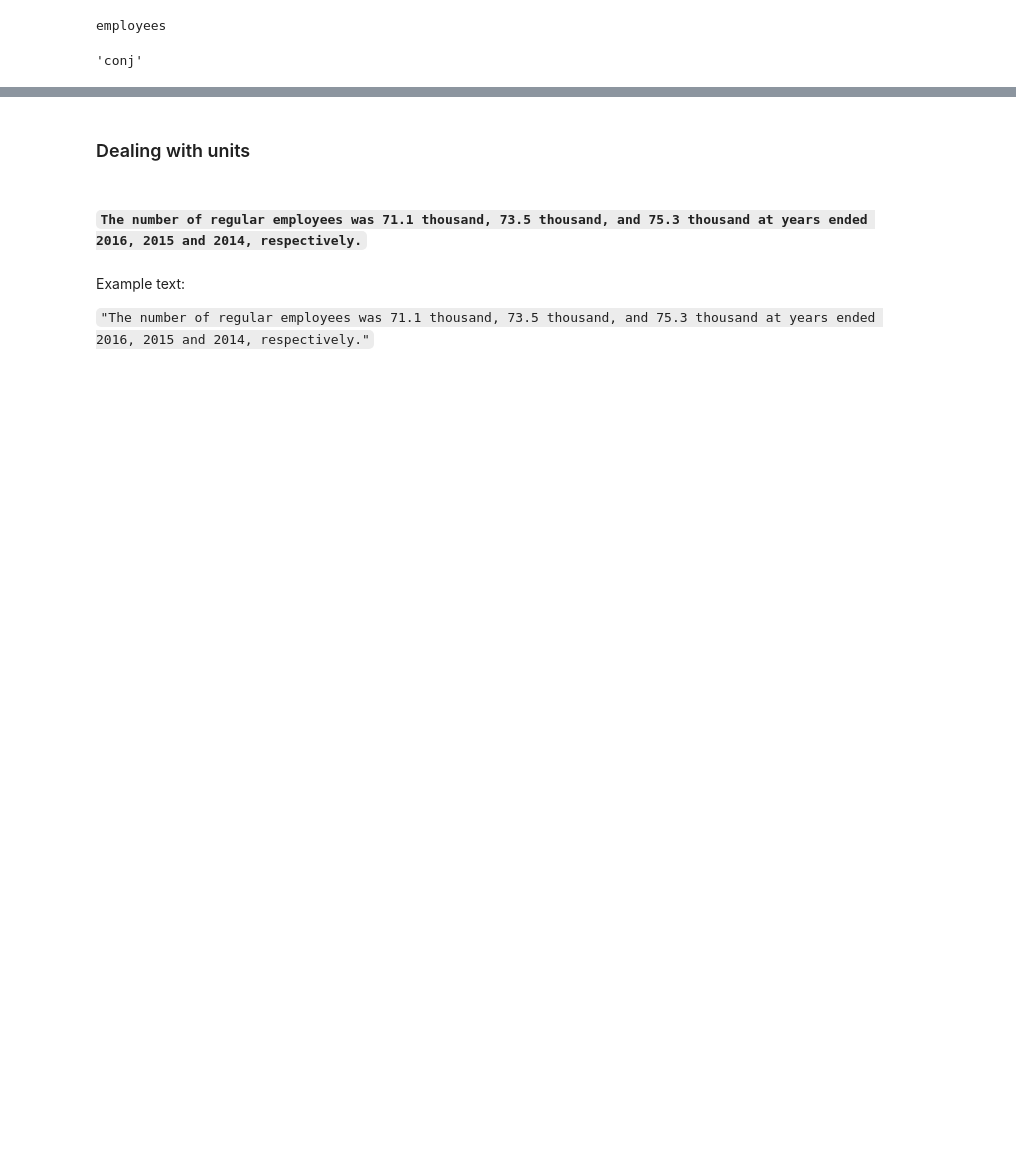
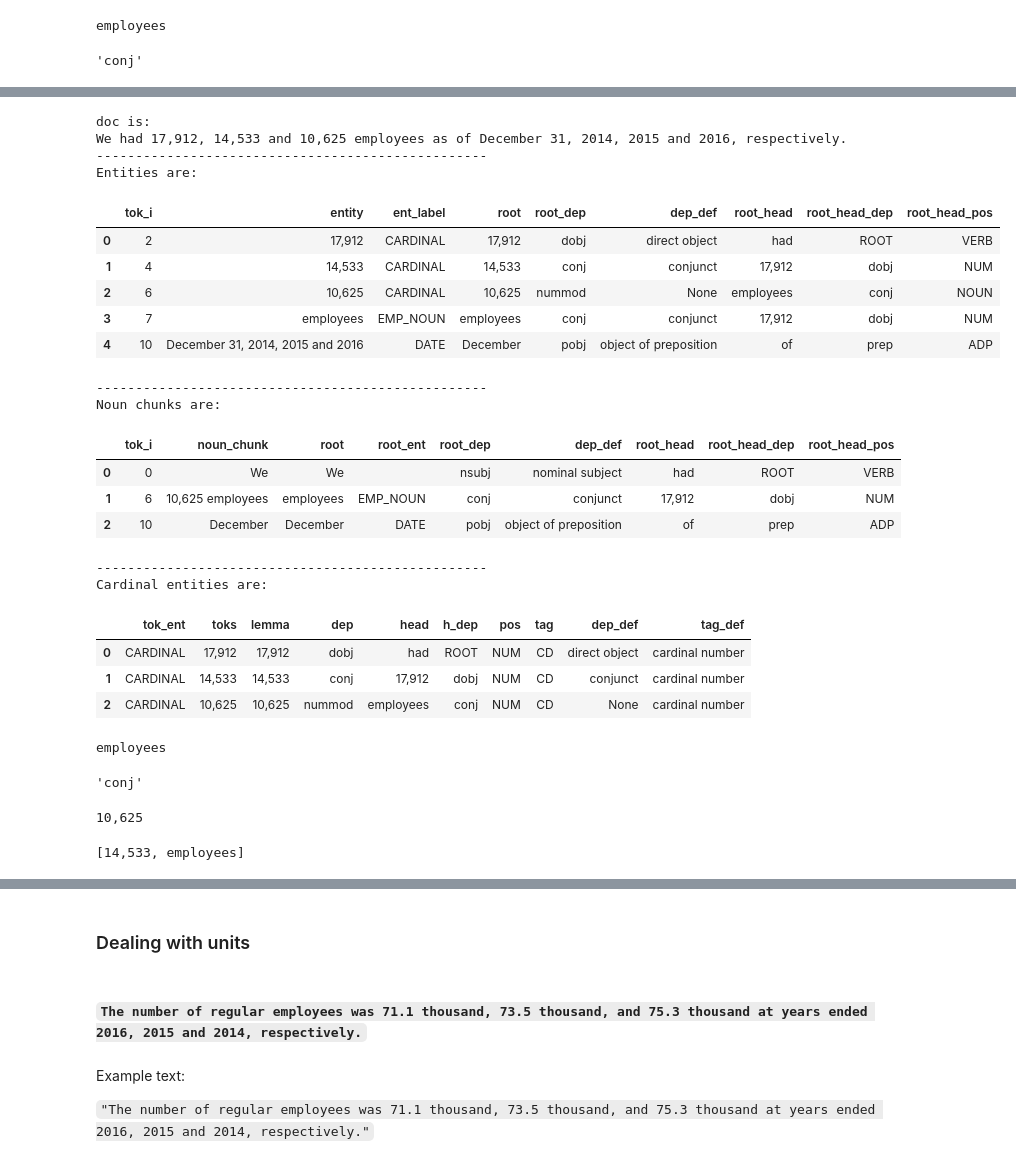
Before and after one commit to JarrodAJ/sec_employee_information_extraction, a Jupyter notebook: 4_Define_SpaCy_NER.ipynb, the cells around one changed output, grey strips where cells are left out. Cells and saved outputs as stored; diff of their text form; code cells hidden in the pictures; blank space fills up the shorter version.

```diff
--- a/4_Define_SpaCy_NER.ipynb
+++ b/4_Define_SpaCy_NER.ipynb
@@ -2651,0 +2730,25 @@ child_num_tok and head_num_toks
+# %%
+print_doc_info(ex14)
+# %% [output]
+doc is:
+We had 17,912, 14,533 and 10,625 employees as of December 31, 2014, 2015 and 2016, respectively.
+--------------------------------------------------
+Entities are:
+|  | tok_i | entity | ent_label | root | root_dep | dep_def | root_head | root_head_dep | root_head_pos |
+| 0 | 2 | 17,912 | CARDINAL | 17,912 | dobj | direct object | had | ROOT | VERB |
+| 1 | 4 | 14,533 | CARDINAL | 14,533 | conj | conjunct | 17,912 | dobj | NUM |
+| 2 | 6 | 10,625 | CARDINAL | 10,625 | nummod | None | employees | conj | NOUN |
+| 3 | 7 | employees | EMP_NOUN | employees | conj | conjunct | 17,912 | dobj | NUM |
+| 4 | 10 | December 31, 2014, 2015 and 2016 | DATE | December | pobj | object of preposition | of | prep | ADP |
+--------------------------------------------------
+Noun chunks are:
+|  | tok_i | noun_chunk | root | root_ent | root_dep | dep_def | root_head | root_head_dep | root_head_pos |
+| 0 | 0 | We | We |  | nsubj | nominal subject | had | ROOT | VERB |
+| 1 | 6 | 10,625 employees | employees | EMP_NOUN | conj | conjunct | 17,912 | dobj | NUM |
+| 2 | 10 | December | December | DATE | pobj | object of preposition | of | prep | ADP |
+--------------------------------------------------
+Cardinal entities are:
+|  | tok_ent | toks | lemma | dep | head | h_dep | pos | tag | dep_def | tag_def |
+| 0 | CARDINAL | 17,912 | 17,912 | dobj | had | ROOT | NUM | CD | direct object | cardinal number |
+| 1 | CARDINAL | 14,533 | 14,533 | conj | 17,912 | dobj | NUM | CD | conjunct | cardinal number |
+| 2 | CARDINAL | 10,625 | 10,625 | nummod | employees | conj | NUM | CD | None | cardinal number |
@@ -2651,0 +2761,16 @@ child_num_tok and head_num_toks
+# %%
+ex14_emp_tok
+# %% [output]
+employees
+# %%
+ex14_emp_tok.dep_
+# %% [output]
+'conj'
+# %%
+ex14_emp_num_tok
+# %% [output]
+10,625
+# %%
+[c for c in ex14_emp_num_tok_3.conjuncts]
+# %% [output]
+[14,533, employees]
```
Also changed, not shown: parts of 55 cells of this notebook.
